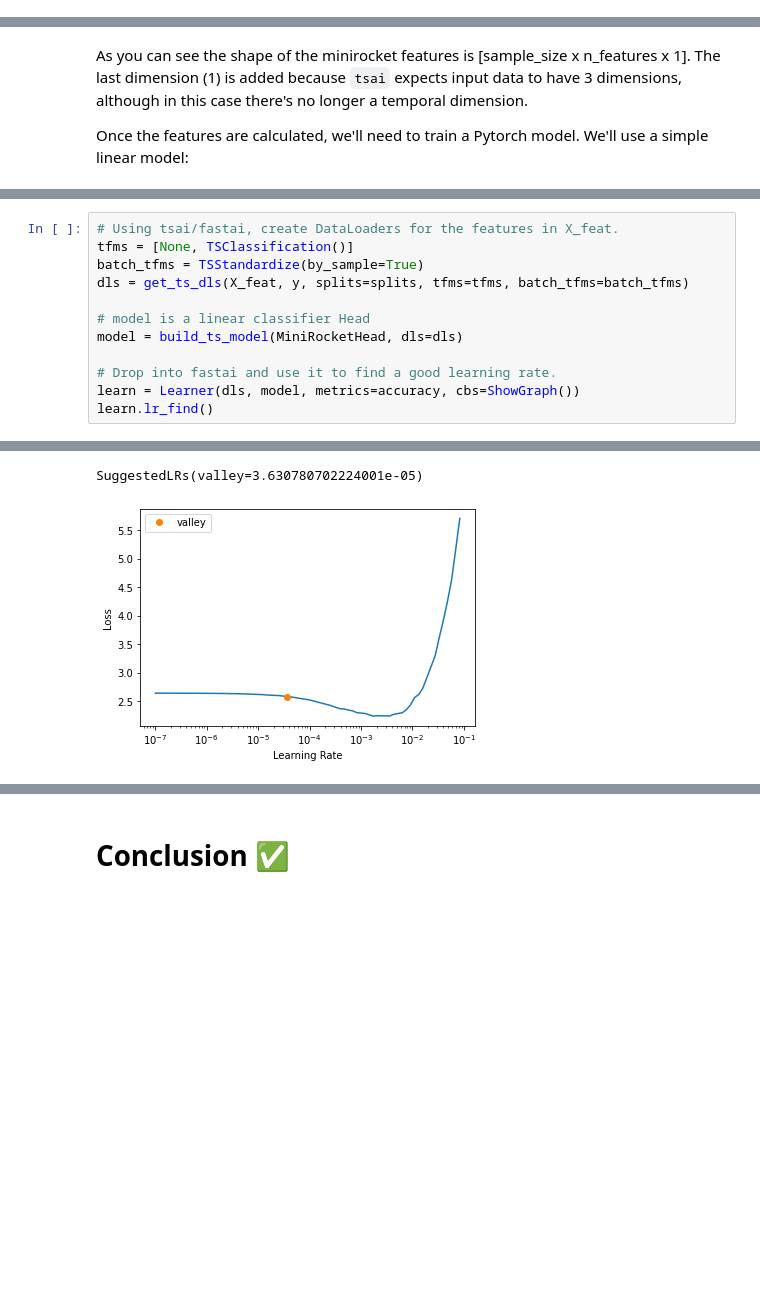
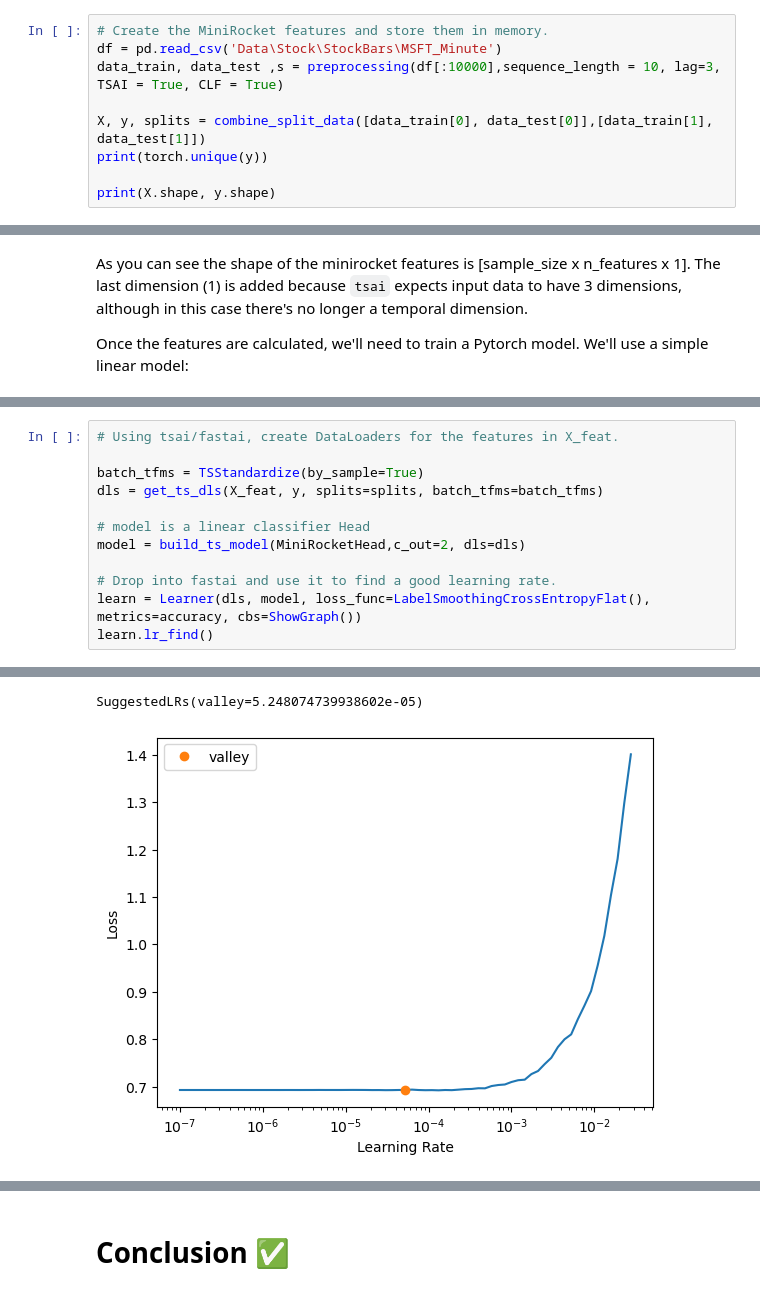
Before and after one commit to lukasmartinsson/Master-Thesis, a Jupyter notebook: MiniRocket.ipynb, the cells around one changed output, grey strips where cells are left out. Drawn from its saved outputs; the diff is of its cells as text; blank space fills up the shorter version.

Commit message:
some notebooks containing relevant models

```diff
--- a/MiniRocket.ipynb
+++ b/MiniRocket.ipynb
@@ -251,0 +148,9 @@ X, y, splits = get_UCR_data(dsid, split_data=False)
+# %%
+# Create the MiniRocket features and store them in memory.
+df = pd.read_csv('Data\Stock\StockBars\MSFT_Minute')
+data_train, data_test ,s = preprocessing(df[:10000],sequence_length = 10, lag=3, TSAI = True, CLF = True)
+
+X, y, splits = combine_split_data([data_train[0], data_test[0]],[data_train[1], data_test[1]])
+print(torch.unique(y))
+
+print(X.shape, y.shape)
@@ -288,19 +196,19 @@ Sequential(
 )
 # %%
 # Using tsai/fastai, create DataLoaders for the features in X_feat.
-tfms = [None, TSClassification()]
+
 batch_tfms = TSStandardize(by_sample=True)
-dls = get_ts_dls(X_feat, y, splits=splits, tfms=tfms, batch_tfms=batch_tfms)
+dls = get_ts_dls(X_feat, y, splits=splits, batch_tfms=batch_tfms)
 
 # model is a linear classifier Head
-model = build_ts_model(MiniRocketHead, dls=dls)
+model = build_ts_model(MiniRocketHead,c_out=2, dls=dls)
 
 # Drop into fastai and use it to find a good learning rate.
-learn = Learner(dls, model, metrics=accuracy, cbs=ShowGraph())
+learn = Learner(dls, model, loss_func=LabelSmoothingCrossEntropyFlat(), metrics=accuracy, cbs=ShowGraph())
 learn.lr_find()
 # %% [output]
 [interactive output not drawn]
-SuggestedLRs(valley=3.630780702224001e-05)
+SuggestedLRs(valley=5.248074739938602e-05)
-[figure, old version]
+[figure, new version]
 # %%
 # As above, use tsai to bring X_feat into fastai, and train.
```
Also changed, not shown: parts of 57 cells of this notebook, 1 other file.
